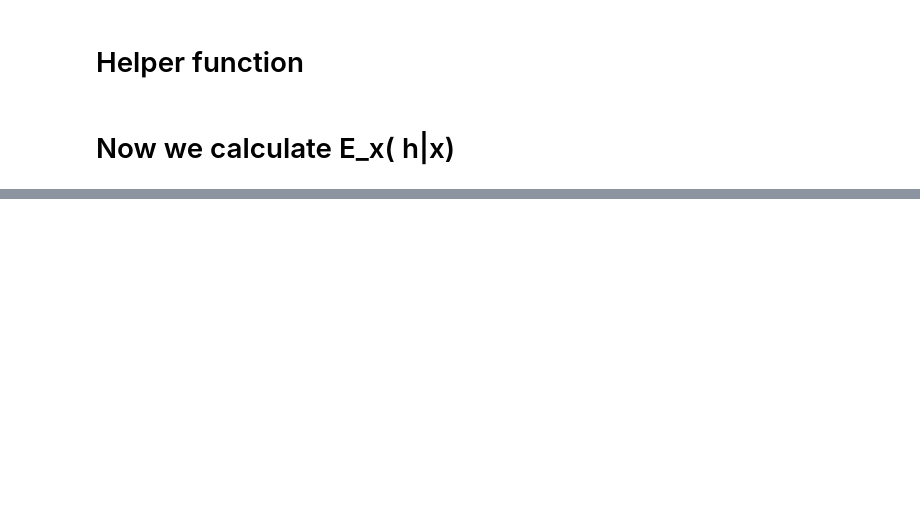
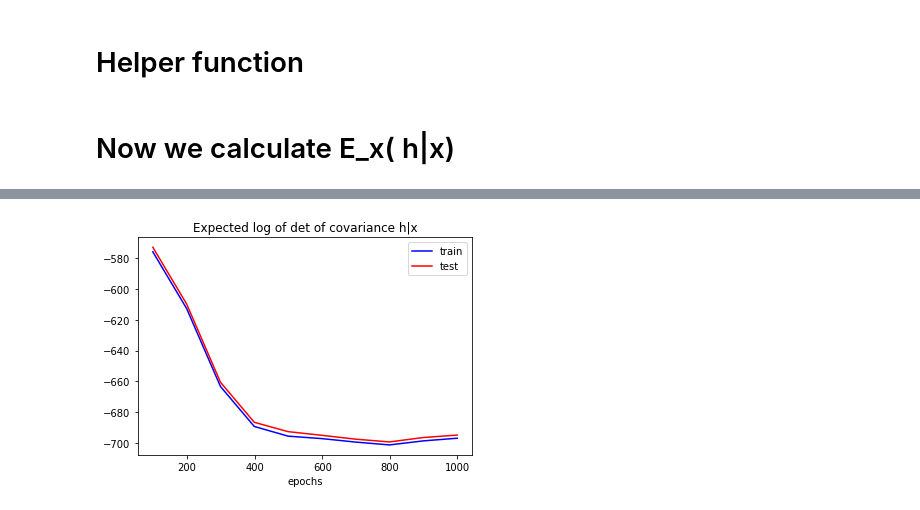
Before and after one commit to rattaoup/pytorch-simclr, a Jupyter notebook: distribution_h.ipynb, the cells around one changed output, grey strips where cells are left out. Saved outputs shown, nothing was run; the diff lists cells and outputs as text; code cells hidden in the pictures; blank space fills up the shorter version.

```diff
--- a/distribution_h.ipynb
+++ b/distribution_h.ipynb
@@ -196,0 +222,24 @@ plt.show()
+# %%
+X_train, X_test = gen_data(B = 50, num_aug = 100)
+logdetcov_h_train = {}
+logdetcov_h_test = {}
+checkpointfile = ['resnet18.pth99']+ ['resnet18.pth' + str(i) + '99' for i in range(1,10)]
+for cp in tqdm(checkpointfile):
+
+    # Expected trace (h|x)
+    mean_trace_train = np.mean([get_trace_h(X_train[i], cp) for i in range(len(X_train))])
+    trace_h_train[cp] = mean_trace_train
+
+    mean_trace_test = np.mean([get_trace_h(X_test[i], cp) for i in range(len(X_test))])
+    trace_h_test[cp] = mean_trace_test
+
+    # Expected log ( det (cov (h|x)))
+    mean_logdetcov_train = np.mean([get_logdetcov_h(X_train[i], cp) for i in range(len(X_train))])
+    logdetcov_h_train[cp] = mean_logdetcov_train
+
+    mean_logdetcov_test = np.mean([get_logdetcov_h(X_test[i], cp) for i in range(len(X_test))])
+    logdetcov_h_test[cp] = mean_logdetcov_test
+# %%
+my_plot(logdetcov_h_train, logdetcov_h_test, title = 'Expected log of det of covariance h|x')
+# %% [output]
+[figure, added]
```
Also changed, not shown: parts of 18 cells of this notebook.
